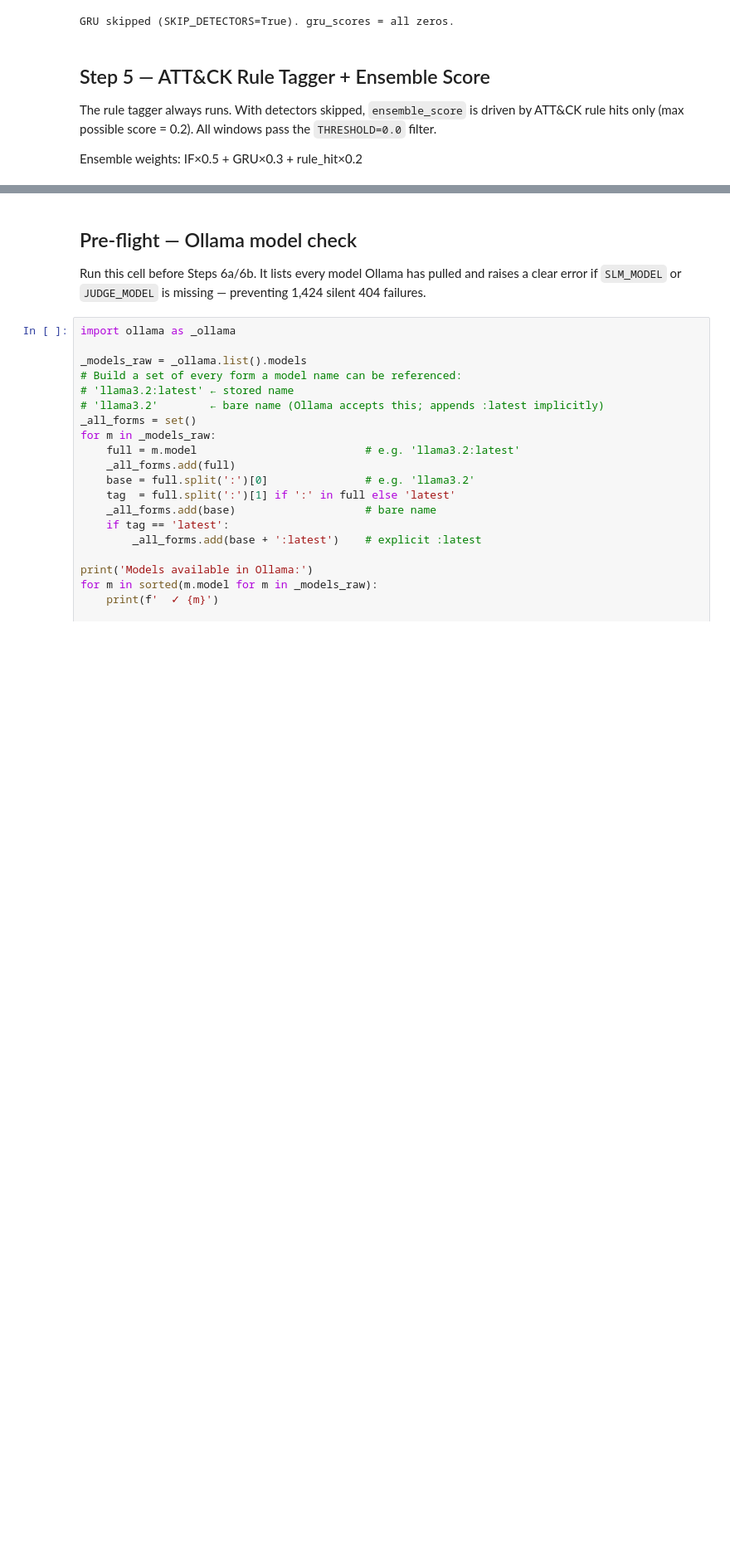
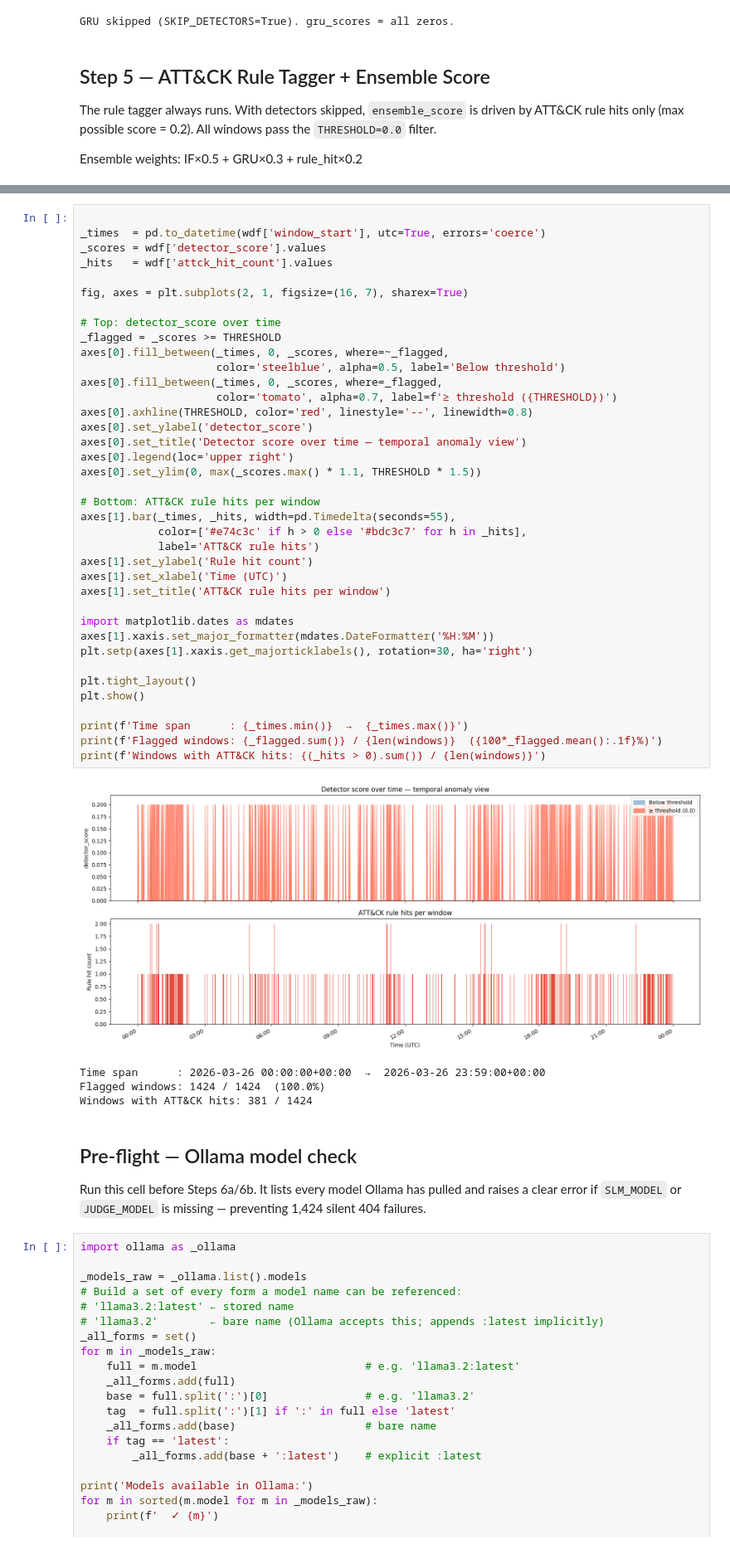
Before and after one commit to Phish-N-Chips25/Challange-3, a Jupyter notebook: DualSentinel/notebooks/pipeline_run.ipynb, the cells around one changed output, grey strips where cells are left out. Shown at 83% size. Drawn from its saved outputs; the diff is of its cells as text; blank space fills up the shorter version.

```diff
--- a/DualSentinel/notebooks/pipeline_run.ipynb
+++ b/DualSentinel/notebooks/pipeline_run.ipynb
@@ -243,3 +372,46 @@ Saved → results\2026-03-24_19-57\windows_scored.json
+# %%
+
+_times  = pd.to_datetime(wdf['window_start'], utc=True, errors='coerce')
+_scores = wdf['detector_score'].values
+_hits   = wdf['attck_hit_count'].values
+
+fig, axes = plt.subplots(2, 1, figsize=(16, 7), sharex=True)
+
+# Top: detector_score over time
+_flagged = _scores >= THRESHOLD
+axes[0].fill_between(_times, 0, _scores, where=~_flagged,
+                     color='steelblue', alpha=0.5, label='Below threshold')
+axes[0].fill_between(_times, 0, _scores, where=_flagged,
+                     color='tomato', alpha=0.7, label=f'≥ threshold ({THRESHOLD})')
+axes[0].axhline(THRESHOLD, color='red', linestyle='--', linewidth=0.8)
+axes[0].set_ylabel('detector_score')
+axes[0].set_title('Detector score over time — temporal anomaly view')
+axes[0].legend(loc='upper right')
+axes[0].set_ylim(0, max(_scores.max() * 1.1, THRESHOLD * 1.5))
+
+# Bottom: ATT&CK rule hits per window
+axes[1].bar(_times, _hits, width=pd.Timedelta(seconds=55),
+            color=['#e74c3c' if h > 0 else '#bdc3c7' for h in _hits],
+            label='ATT&CK rule hits')
+axes[1].set_ylabel('Rule hit count')
+axes[1].set_xlabel('Time (UTC)')
+axes[1].set_title('ATT&CK rule hits per window')
+
+import matplotlib.dates as mdates
+axes[1].xaxis.set_major_formatter(mdates.DateFormatter('%H:%M'))
+plt.setp(axes[1].xaxis.get_majorticklabels(), rotation=30, ha='right')
+
+plt.tight_layout()
+plt.show()
+
+print(f'Time span      : {_times.min()}  →  {_times.max()}')
+print(f'Flagged windows: {_flagged.sum()} / {len(windows)}  ({100*_flagged.mean():.1f}%)')
+print(f'Windows with ATT&CK hits: {(_hits > 0).sum()} / {len(windows)}')
+# %% [output]
+[figure, added]
+Time span      : 2026-03-26 00:00:00+00:00  →  2026-03-26 23:59:00+00:00
+Flagged windows: 1424 / 1424  (100.0%)
+Windows with ATT&CK hits: 381 / 1424
 # %% [markdown]
 ## Pre-flight — Ollama model check
 Run this cell before Steps 6a/6b. It lists every model Ollama has pulled and raises a clear error if `SLM_MODEL` or `JUDGE_MODEL` is missing — preventing 1,424 silent 404 failures.
```
Also changed, not shown: parts of 22 cells of this notebook, 2 other files.
